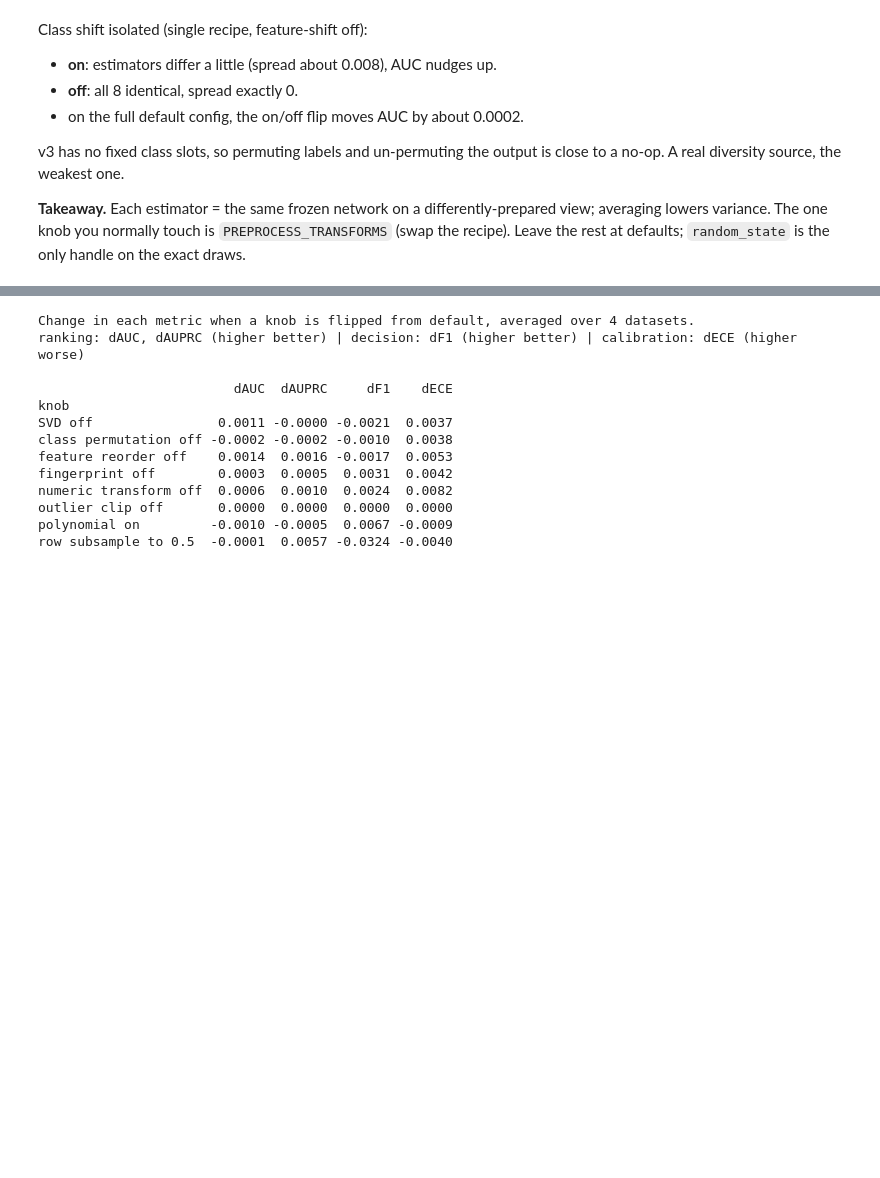
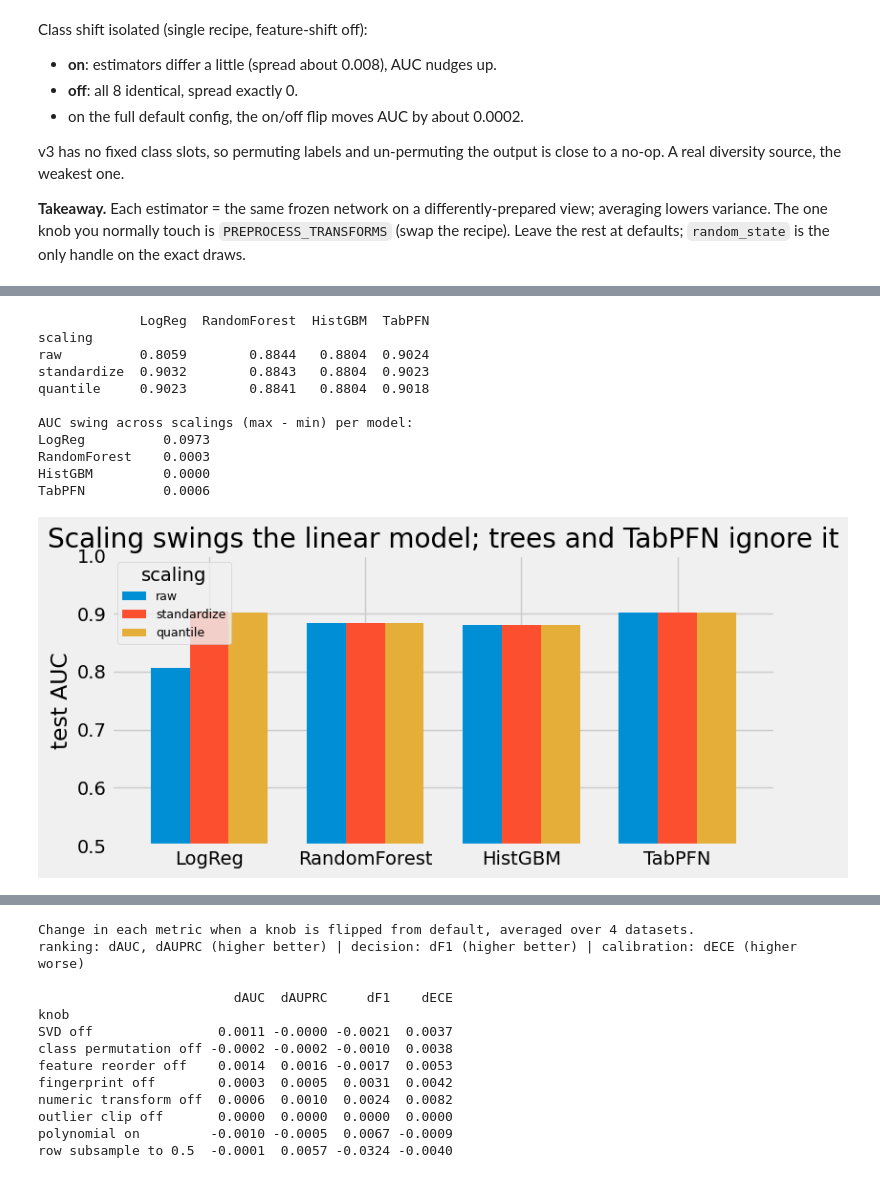
Before and after one commit to CardoAI/TabPFNPractitioner, a Jupyter notebook: notebooks/Parameters.ipynb, the cells around one changed output, grey strips where cells are left out. Saved outputs shown, nothing was run; the diff lists cells and outputs as text; code cells hidden in the pictures; blank space fills up the shorter version.

```diff
--- a/notebooks/Parameters.ipynb
+++ b/notebooks/Parameters.ipynb
@@ -487,0 +507,66 @@ move?). Running it across datasets keeps any single one from giving a false verd
+# %%
+# Scaling is the reflex you cannot skip for a linear model and can ignore for a tree. We build features
+# whose raw scales span 1e-2 to 1e3, with the signal linear in their STANDARDIZED values (same information
+# at every scaling), then score four models under three scalings: raw, standardize, quantile. Read each row
+# as "does this model care how the columns are scaled?".
+from sklearn.linear_model import LogisticRegression
+from sklearn.ensemble import RandomForestClassifier, HistGradientBoostingClassifier
+from sklearn.preprocessing import StandardScaler, QuantileTransformer
+from tqdm.auto import tqdm
+
+def make_mixed_scale_data(n=4000, n_features=12, n_signal=5, seed=0):
+    """Features whose raw scales span 1e-2 to 1e3, signal linear in their standardized values.
+    Same information at every scaling; only a scale-sensitive model (a linear one) should care."""
+    rng = np.random.RandomState(seed)
+    column_scale = np.logspace(-2, 3, n_features)                       # 0.01 ... 1000
+    standardized = rng.randn(n, n_features)
+    observed = standardized * column_scale
+    logit = standardized[:, :n_signal].sum(axis=1) * 1.2
+    label = (rng.rand(n) < 1 / (1 + np.exp(-logit))).astype(int)
+    return pd.DataFrame(observed, columns=[f"x{i}" for i in range(n_features)]), label
+
+scale_X, scale_y = make_mixed_scale_data()
+scale_X_train, scale_X_test, scale_y_train, scale_y_test = train_test_split(
+    scale_X, scale_y, test_size=0.4, random_state=0, stratify=scale_y)
+
+scalings = {"raw": None, "standardize": StandardScaler(),
+            "quantile": QuantileTransformer(output_distribution="normal", random_state=0)}
+models = {"LogReg": lambda: LogisticRegression(max_iter=2000),
+          "RandomForest": lambda: RandomForestClassifier(n_estimators=300, random_state=0),
+          "HistGBM": lambda: HistGradientBoostingClassifier(random_state=0),
+          "TabPFN": lambda: TabPFNClassifier(random_state=0)}
+
+scale_rows = []
+for scaling_name, scaler in tqdm(scalings.items(), desc="scaling"):
+    train_scaled = scale_X_train if scaler is None else pd.DataFrame(scaler.fit_transform(scale_X_train))
+    test_scaled = scale_X_test if scaler is None else pd.DataFrame(scaler.transform(scale_X_test))
+    scale_record = {"scaling": scaling_name}
+    for model_name, make_model in models.items():
+        proba = make_model().fit(train_scaled, scale_y_train).predict_proba(test_scaled)[:, 1]
+        scale_record[model_name] = roc_auc_score(scale_y_test, proba)
+    scale_rows.append(scale_record)
+auc_by_scaling = pd.DataFrame(scale_rows).set_index("scaling")
+print(auc_by_scaling.round(4).to_string())
+print("\nAUC swing across scalings (max - min) per model:")
+print((auc_by_scaling.max() - auc_by_scaling.min()).round(4).to_string())
+
+fig, ax = plt.subplots(figsize=(8, 4))
+auc_by_scaling.T.plot.bar(ax=ax, width=0.75)
+ax.set_ylabel("test AUC"); ax.set_ylim(0.5, 1.0); ax.set_xlabel("")
+ax.set_title("Scaling swings the linear model; trees and TabPFN ignore it")
+ax.legend(title="scaling", fontsize=9)
+ax.set_xticklabels(ax.get_xticklabels(), rotation=0)
+fig.tight_layout(); plt.show()
+# %% [output]
+             LogReg  RandomForest  HistGBM  TabPFN
+scaling
+raw          0.8059        0.8844   0.8804  0.9024
+standardize  0.9032        0.8843   0.8804  0.9023
+quantile     0.9023        0.8841   0.8804  0.9018
+
+AUC swing across scalings (max - min) per model:
+LogReg          0.0973
+RandomForest    0.0003
+HistGBM         0.0000
+TabPFN          0.0006
+[figure, added]
```
Also changed, not shown: parts of 19 cells of this notebook, 1 other file.
